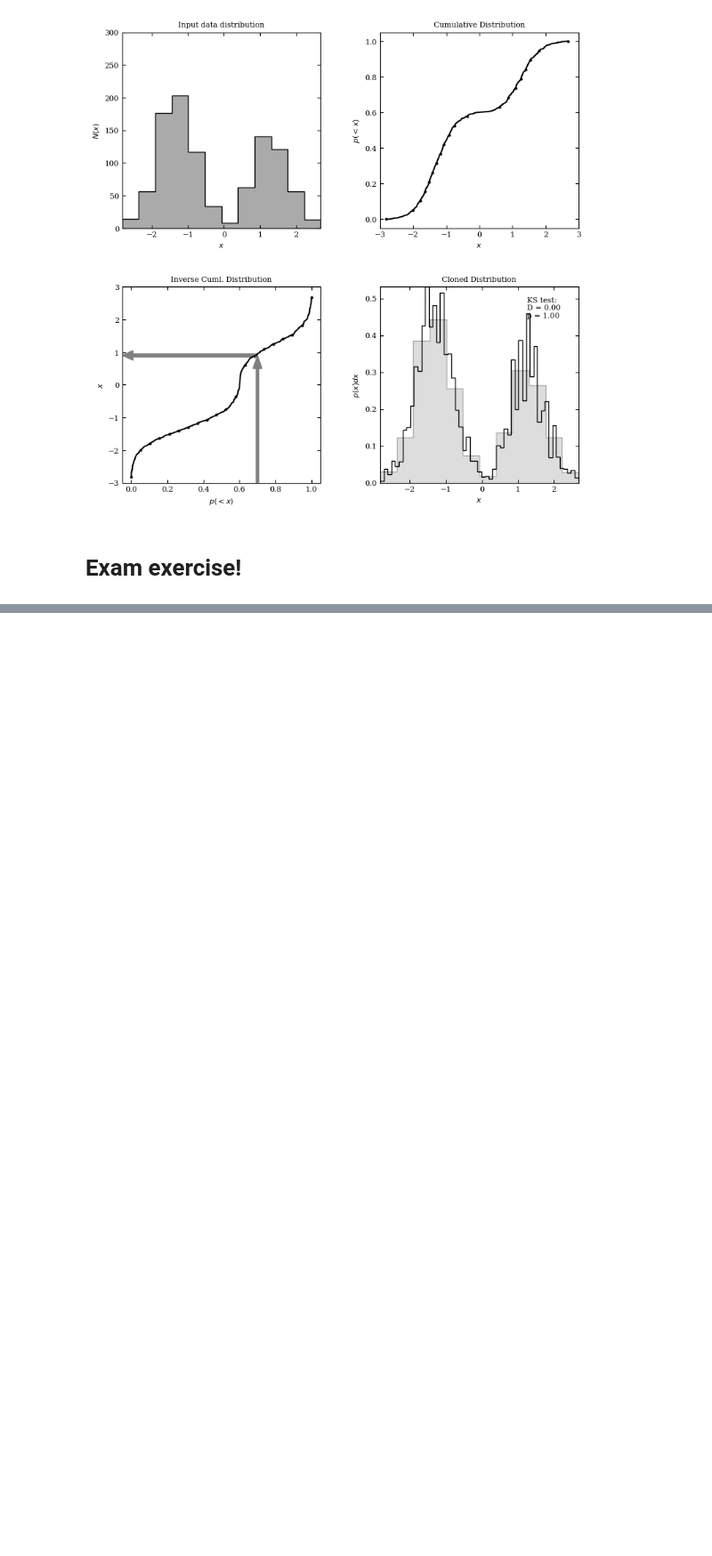
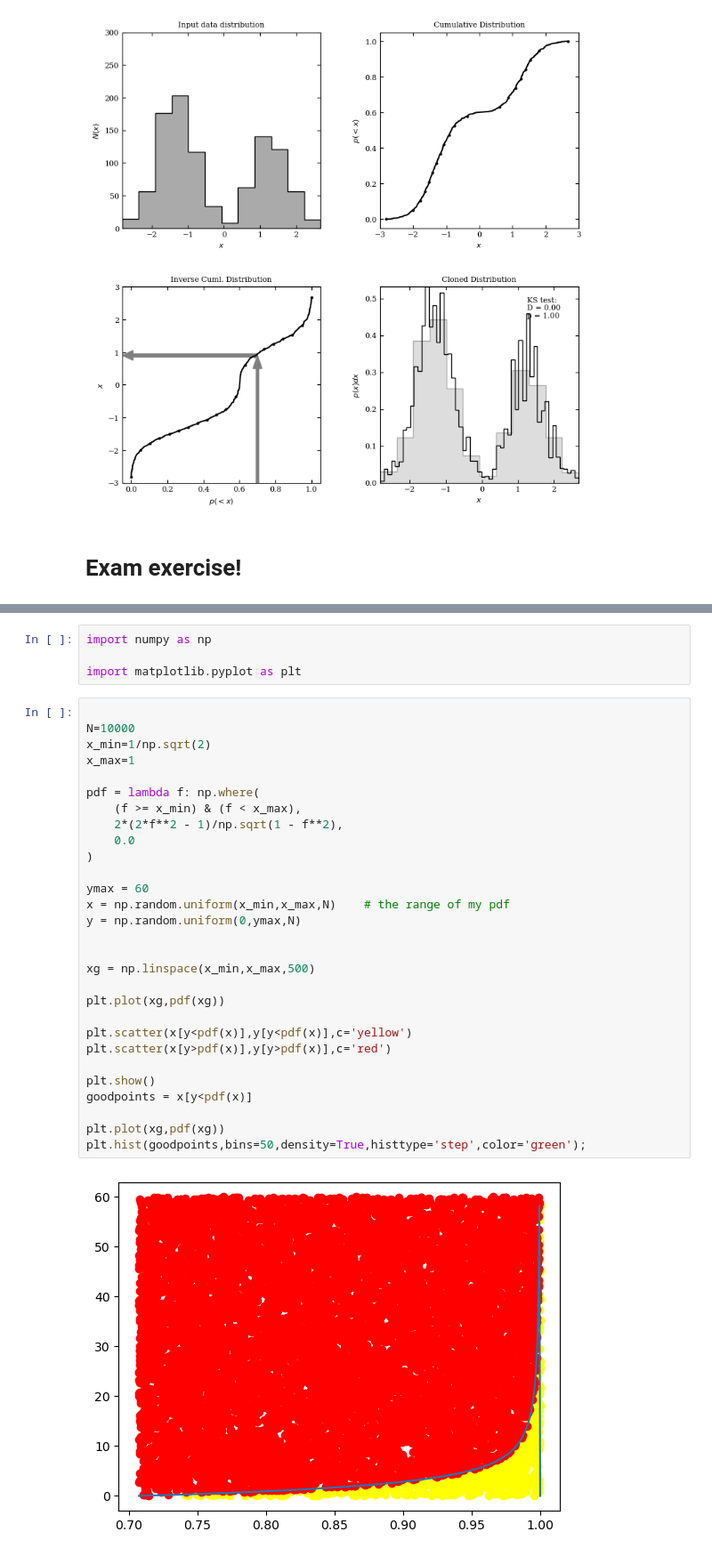
Before and after one commit to alessandrodipiano/machinelearning4physics_bicocca_2026, a Jupyter notebook: lectures/L02_sampling.ipynb, the cells around one changed output, grey strips where cells are left out. Shown at 89% size. Cells and saved outputs as stored; diff of their text form; blank space fills up the shorter version.

```diff
--- a/lectures/L02_sampling.ipynb
+++ b/lectures/L02_sampling.ipynb
@@ -817,3 +816,38 @@ p(M_{\rm irr})  = \frac{\sqrt{2/\pi}}{\sigma} \int_{1/\sqrt{2}}^1 \exp\left[{-\f
 
 
 Start with a value of $\sigma=0.02$ but then change it and see what happens. Note that $\mu$ is a free scale of the problem and not a parameter: you can normalize all quantities with a dimension of mass by $\mu$ (i.e. it's ok to just set $\mu=1$ in your code provided you remember that all your masses are measured in units of $\mu$).
+# %%
+import numpy as np
+
+import matplotlib.pyplot as plt
+# %%
+
+N=10000
+x_min=1/np.sqrt(2)
+x_max=1
+
+pdf = lambda f: np.where(
+    (f >= x_min) & (f < x_max),
+    2*(2*f**2 - 1)/np.sqrt(1 - f**2),
+    0.0
+)
+
+ymax = 60
+x = np.random.uniform(x_min,x_max,N)    # the range of my pdf
+y = np.random.uniform(0,ymax,N)
+
+
+xg = np.linspace(x_min,x_max,500)
+
+plt.plot(xg,pdf(xg))
+
+plt.scatter(x[y<pdf(x)],y[y<pdf(x)],c='yellow')
+plt.scatter(x[y>pdf(x)],y[y>pdf(x)],c='red')
+
+plt.show()
+goodpoints = x[y<pdf(x)]
+
+plt.plot(xg,pdf(xg))
+plt.hist(goodpoints,bins=50,density=True,histtype='step',color='green');
+# %% [output]
+[figure, added]
```
Also changed, not shown: parts of 5 cells of this notebook, 1 other file.
